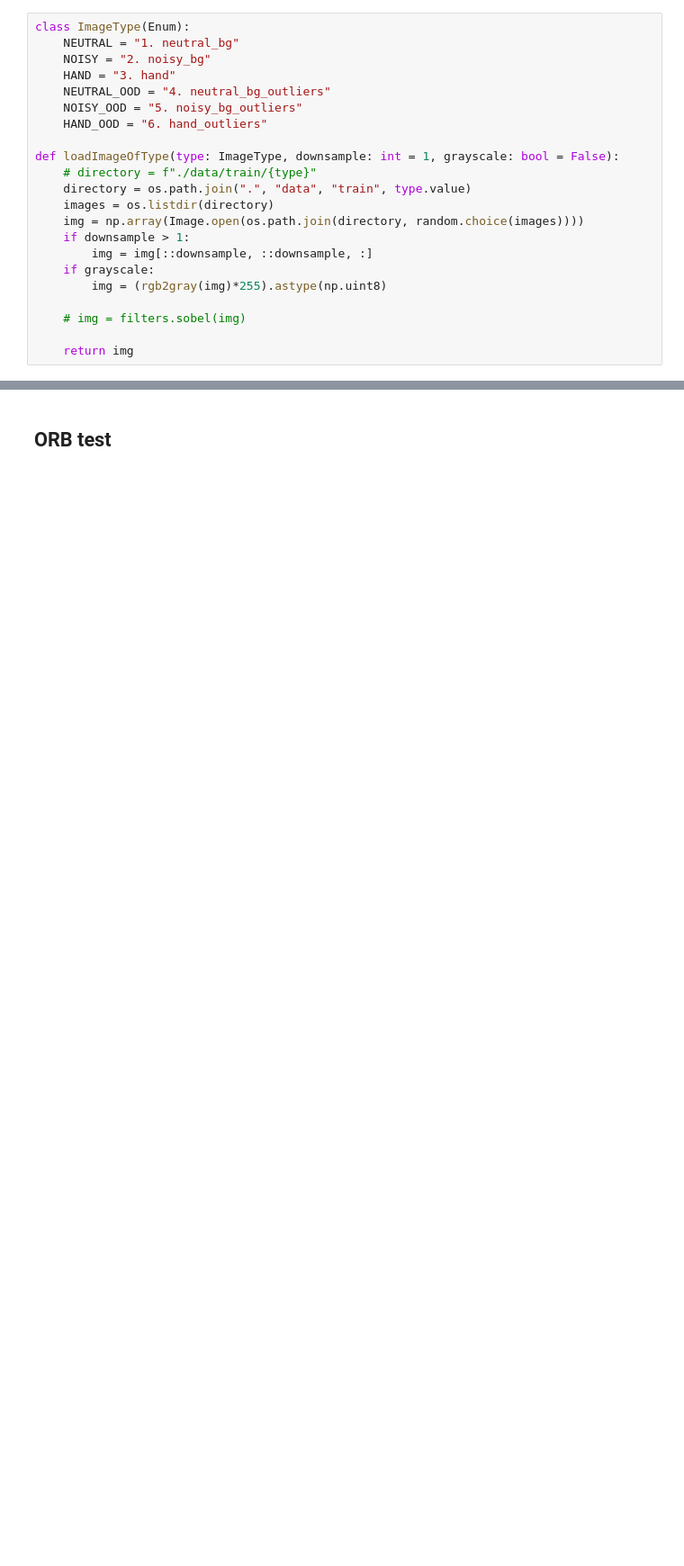
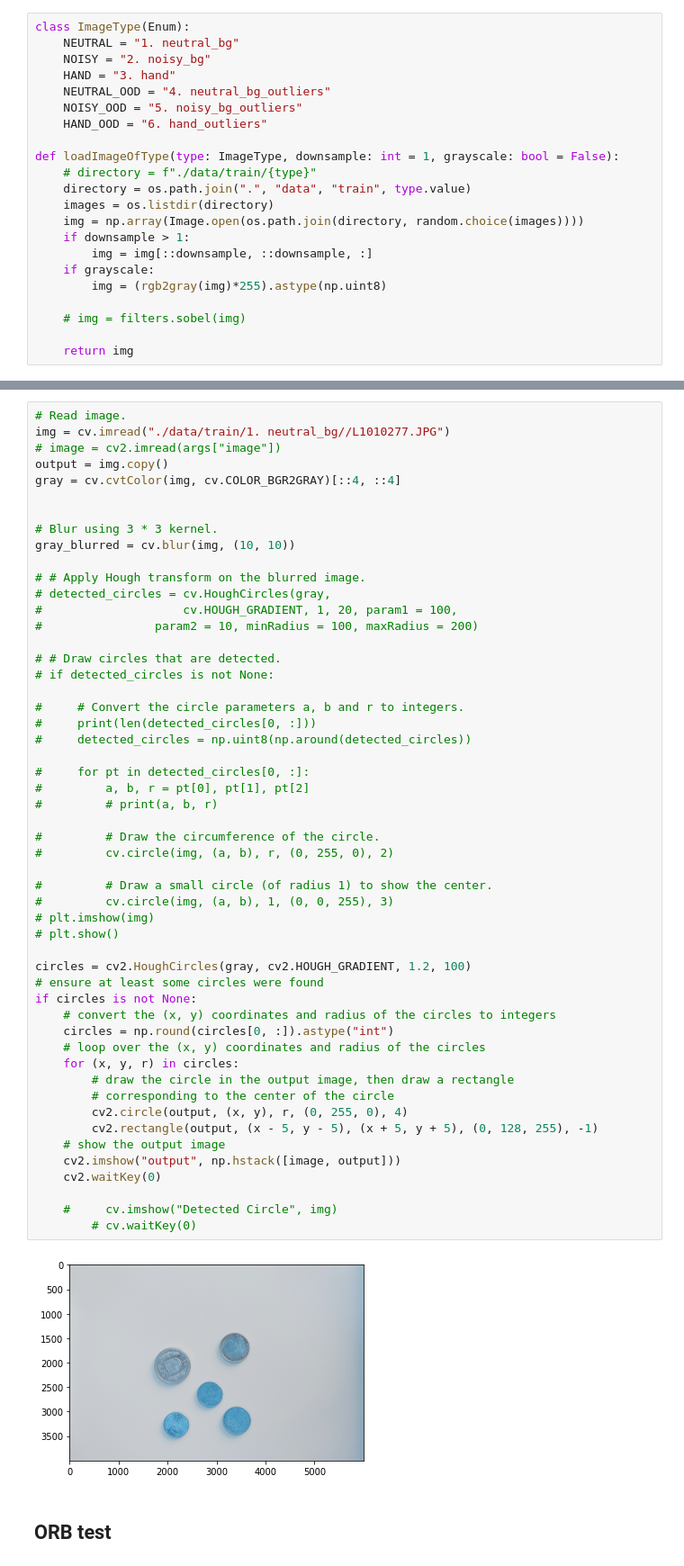
Before and after one commit to antoineschutz/IMANARECO1, a Jupyter notebook: project/project_antoine_branca.ipynb, the cells around one changed output, grey strips where cells are left out. Shown at 90% size. Drawn from its saved outputs; the diff is of its cells as text; blank space fills up the shorter version.

Commit message:
testing hough circles

```diff
--- a/project/project_antoine_branca.ipynb
+++ b/project/project_antoine_branca.ipynb
@@ -65,3 +67,57 @@ def loadImageOfType(type: ImageType, downsample: int = 1, grayscale: bool = Fals
+# %%
+# Read image.
+img = cv.imread("./data/train/1. neutral_bg//L1010277.JPG")
+# image = cv2.imread(args["image"])
+output = img.copy()
+gray = cv.cvtColor(img, cv.COLOR_BGR2GRAY)[::4, ::4]
+
+
+# Blur using 3 * 3 kernel.
+gray_blurred = cv.blur(img, (10, 10))
+
+# # Apply Hough transform on the blurred image.
+# detected_circles = cv.HoughCircles(gray,
+#                    cv.HOUGH_GRADIENT, 1, 20, param1 = 100,
+#                param2 = 10, minRadius = 100, maxRadius = 200)
+
+# # Draw circles that are detected.
+# if detected_circles is not None:
+
+#     # Convert the circle parameters a, b and r to integers.
+#     print(len(detected_circles[0, :]))
+#     detected_circles = np.uint8(np.around(detected_circles))
+
+#     for pt in detected_circles[0, :]:
+#         a, b, r = pt[0], pt[1], pt[2]
+#         # print(a, b, r)
+
+#         # Draw the circumference of the circle.
+#         cv.circle(img, (a, b), r, (0, 255, 0), 2)
+
+#         # Draw a small circle (of radius 1) to show the center.
+#         cv.circle(img, (a, b), 1, (0, 0, 255), 3)
+# plt.imshow(img)
+# plt.show()
+
+circles = cv2.HoughCircles(gray, cv2.HOUGH_GRADIENT, 1.2, 100)
+# ensure at least some circles were found
+if circles is not None:
+	# convert the (x, y) coordinates and radius of the circles to integers
+	circles = np.round(circles[0, :]).astype("int")
+	# loop over the (x, y) coordinates and radius of the circles
+	for (x, y, r) in circles:
+		# draw the circle in the output image, then draw a rectangle
+		# corresponding to the center of the circle
+		cv2.circle(output, (x, y), r, (0, 255, 0), 4)
+		cv2.rectangle(output, (x - 5, y - 5), (x + 5, y + 5), (0, 128, 255), -1)
+	# show the output image
+	cv2.imshow("output", np.hstack([image, output]))
+	cv2.waitKey(0)
+
+    #     cv.imshow("Detected Circle", img)
+        # cv.waitKey(0)
+# %% [output]
+[figure, added]
 # %% [markdown]
 ## ORB test
 # %%
```
Also changed, not shown: parts of 5 cells of this notebook.
